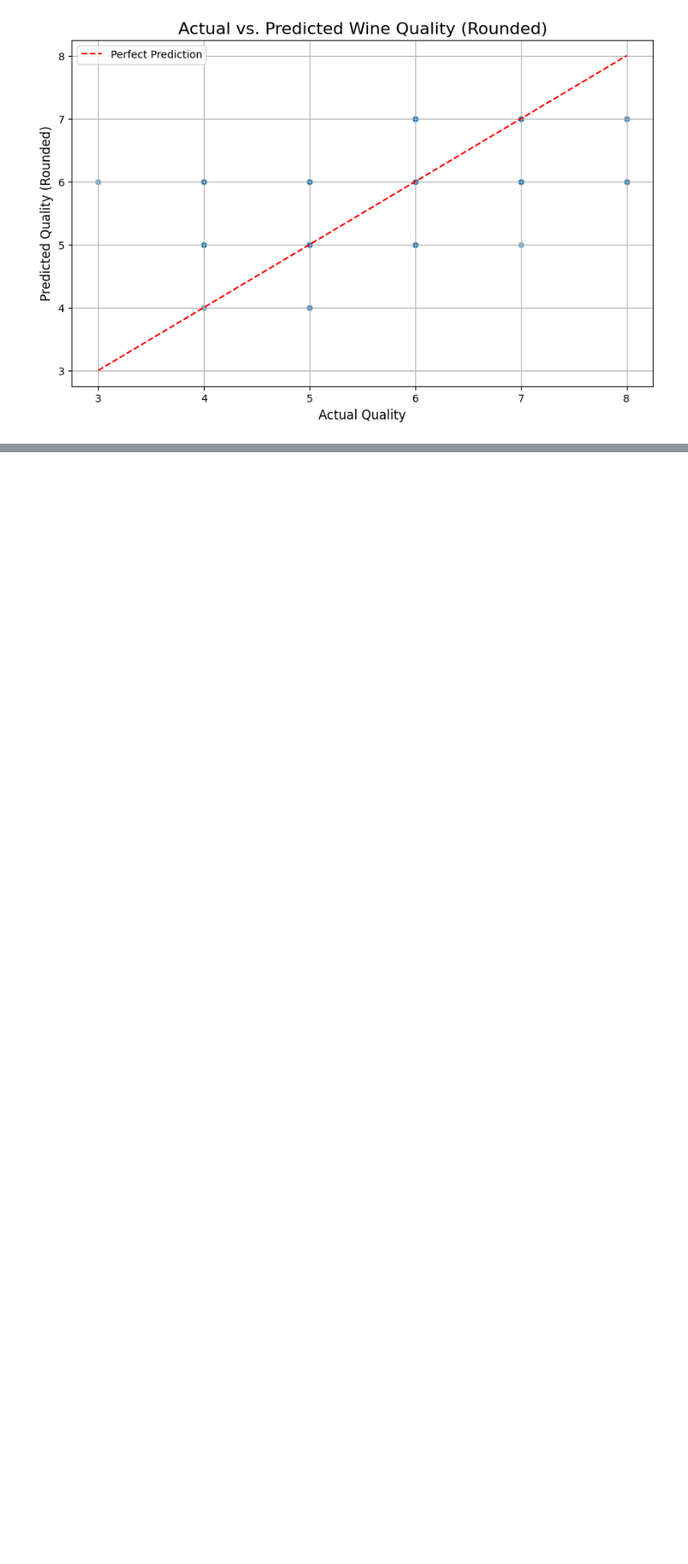
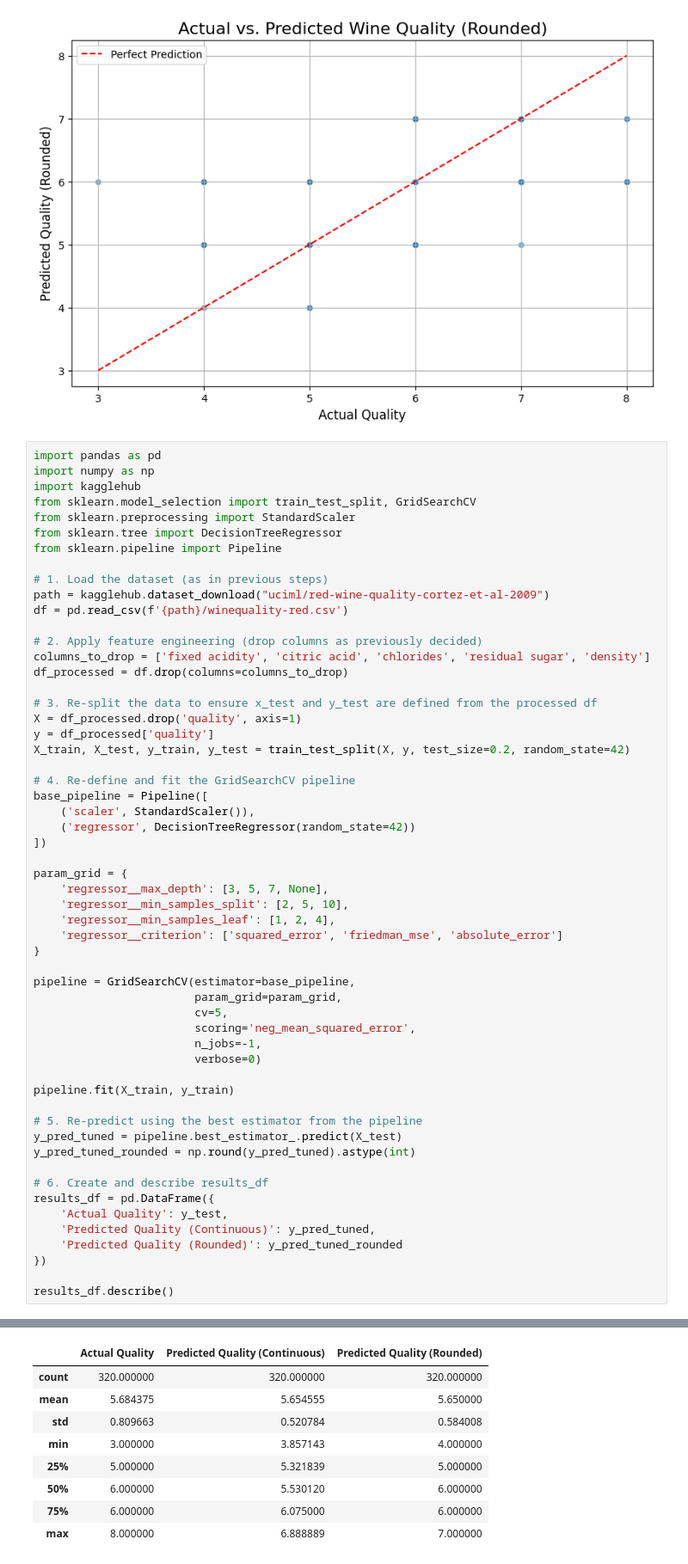
Before and after one commit to saim9211/Machine-Learning-Stuff, a Jupyter notebook: Decision_tree.ipynb, the cells around one changed output, grey strips where cells are left out. Shown at 86% size. Cells and saved outputs as stored; diff of their text form; blank space fills up the shorter version.

```diff
--- a/Decision_tree.ipynb
+++ b/Decision_tree.ipynb
@@ -284,3 +284,60 @@ plt.show()
 [figure]
 [figure]
 [figure]
+# %%
+import pandas as pd
+import numpy as np
+import kagglehub
+from sklearn.model_selection import train_test_split, GridSearchCV
+from sklearn.preprocessing import StandardScaler
+from sklearn.tree import DecisionTreeRegressor
+from sklearn.pipeline import Pipeline
+
+# 1. Load the dataset (as in previous steps)
+path = kagglehub.dataset_download("uciml/red-wine-quality-cortez-et-al-2009")
+df = pd.read_csv(f'{path}/winequality-red.csv')
+
+# 2. Apply feature engineering (drop columns as previously decided)
+columns_to_drop = ['fixed acidity', 'citric acid', 'chlorides', 'residual sugar', 'density']
+df_processed = df.drop(columns=columns_to_drop)
+
+# 3. Re-split the data to ensure x_test and y_test are defined from the processed df
+X = df_processed.drop('quality', axis=1)
+y = df_processed['quality']
+X_train, X_test, y_train, y_test = train_test_split(X, y, test_size=0.2, random_state=42)
+
+# 4. Re-define and fit the GridSearchCV pipeline
+base_pipeline = Pipeline([
+    ('scaler', StandardScaler()),
+    ('regressor', DecisionTreeRegressor(random_state=42))
+])
+
+param_grid = {
+    'regressor__max_depth': [3, 5, 7, None],
+    'regressor__min_samples_split': [2, 5, 10],
+    'regressor__min_samples_leaf': [1, 2, 4],
+    'regressor__criterion': ['squared_error', 'friedman_mse', 'absolute_error']
+}
+
+pipeline = GridSearchCV(estimator=base_pipeline,
+                        param_grid=param_grid,
+                        cv=5,
+                        scoring='neg_mean_squared_error',
+                        n_jobs=-1,
+                        verbose=0)
+
+pipeline.fit(X_train, y_train)
+
+# 5. Re-predict using the best estimator from the pipeline
+y_pred_tuned = pipeline.best_estimator_.predict(X_test)
+y_pred_tuned_rounded = np.round(y_pred_tuned).astype(int)
+
+# 6. Create and describe results_df
+results_df = pd.DataFrame({
+    'Actual Quality': y_test,
+    'Predicted Quality (Continuous)': y_pred_tuned,
+    'Predicted Quality (Rounded)': y_pred_tuned_rounded
+})
+
+results_df.describe()
+# %% [output]
@@ -286,0 +346,9 @@ plt.show()
+|  | Actual Quality | Predicted Quality (Continuous) | Predicted Quality (Rounded) |
+| count | 320.000000 | 320.000000 | 320.000000 |
+| mean | 5.684375 | 5.654555 | 5.650000 |
+| std | 0.809663 | 0.520784 | 0.584008 |
+| min | 3.000000 | 3.857143 | 4.000000 |
+| 25% | 5.000000 | 5.321839 | 5.000000 |
+| 50% | 6.000000 | 5.530120 | 6.000000 |
+| 75% | 6.000000 | 6.075000 | 6.000000 |
+| max | 8.000000 | 6.888889 | 7.000000 |
```
Also changed, not shown: parts of 7 cells of this notebook.
